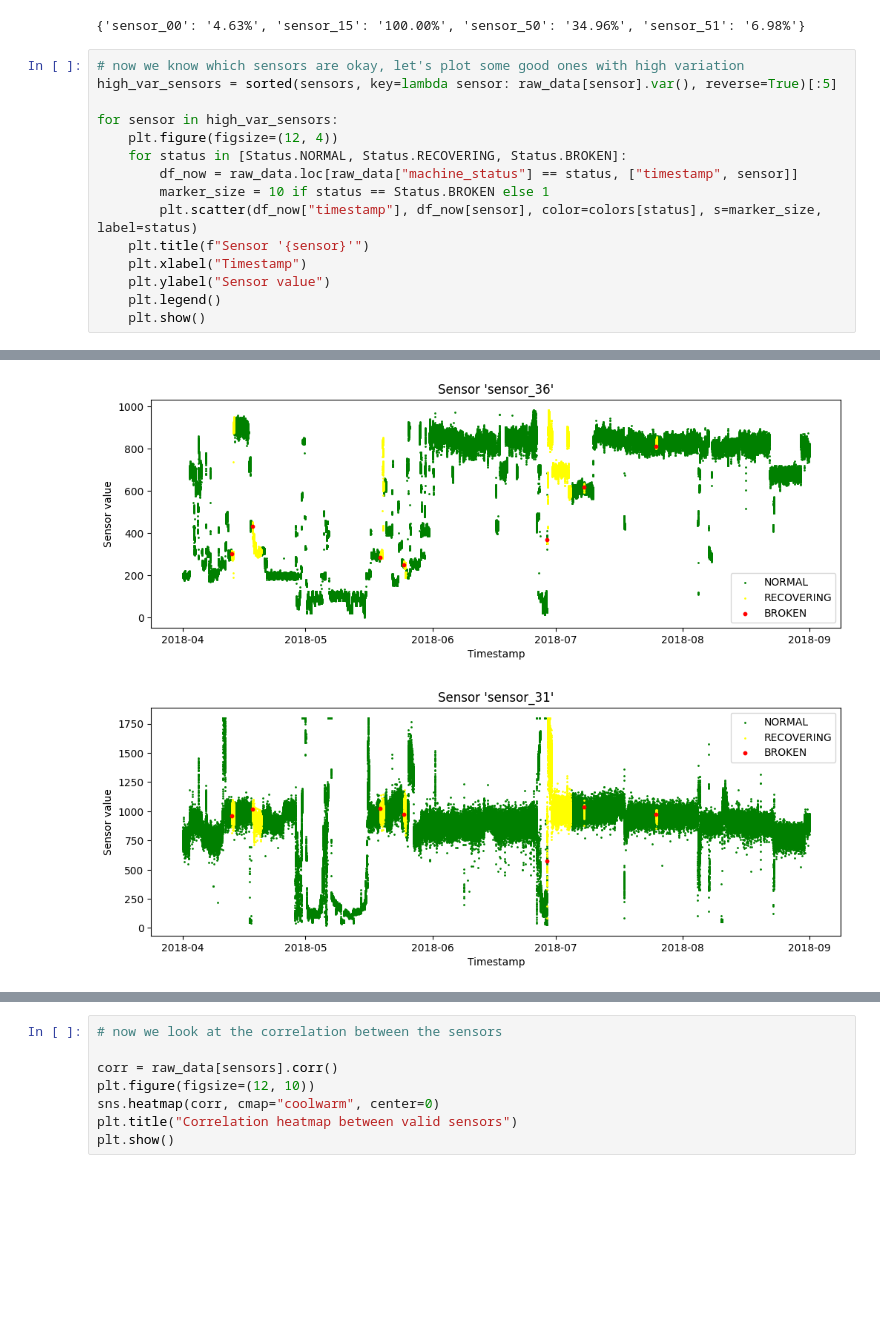
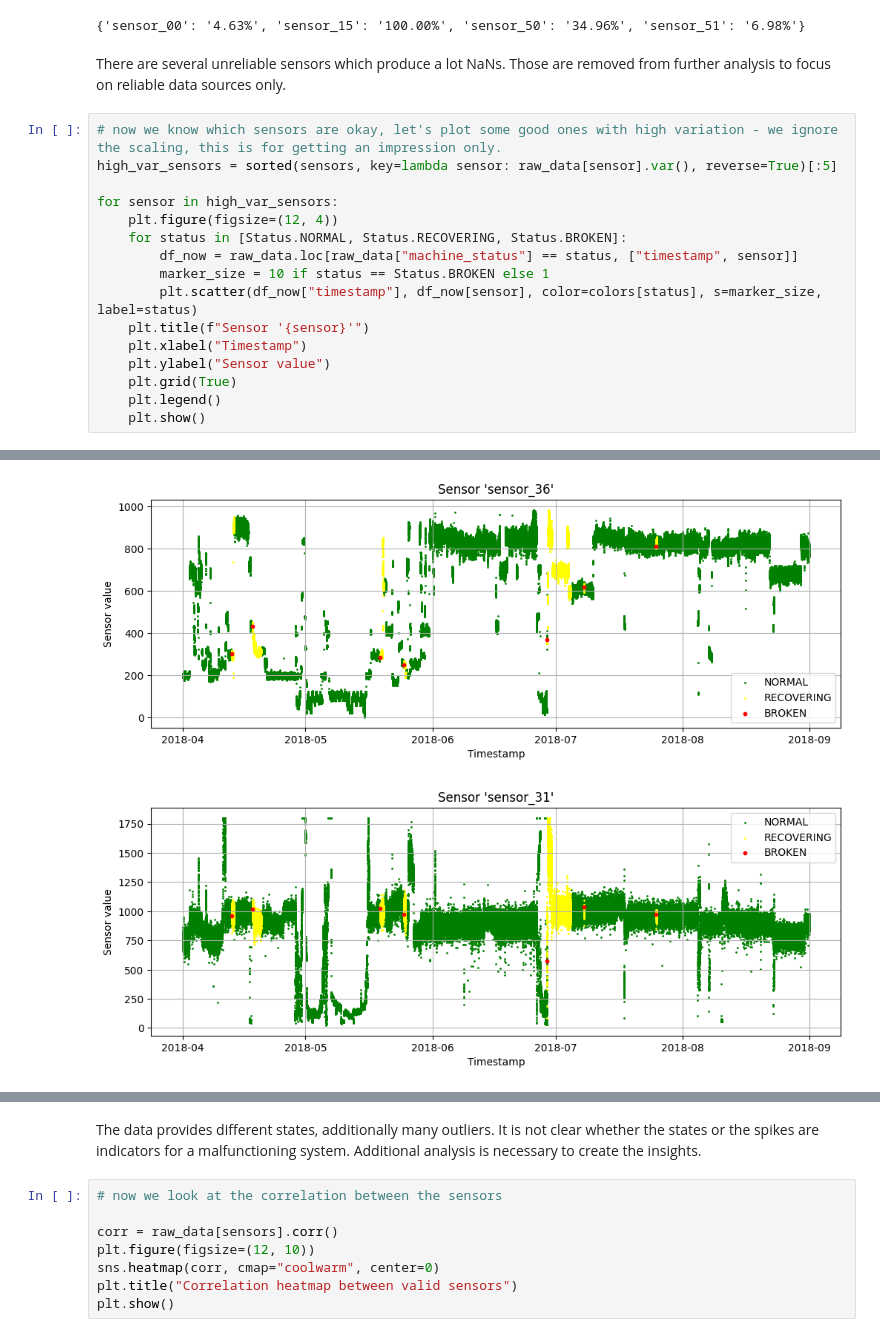
Before and after one commit to DrDiemotma/Demos, a Jupyter notebook: Notebooks/eranaeos.ipynb, the cells around one changed output, grey strips where cells are left out. Saved outputs shown, nothing was run; the diff lists cells and outputs as text; blank space fills up the shorter version.

```diff
--- a/Notebooks/eranaeos.ipynb
+++ b/Notebooks/eranaeos.ipynb
@@ -69,8 +88,11 @@ raw_data[sensors] = raw_data[sensors].ffill()  # only good data in the good sens
 print(bad_sensors)
 # %% [output]
 {'sensor_00': '4.63%', 'sensor_15': '100.00%', 'sensor_50': '34.96%', 'sensor_51': '6.98%'}
+# %% [markdown]
+There are several unreliable sensors which produce a lot NaNs.
+Those are removed from further analysis to focus on reliable data sources only.
 # %%
-# now we know which sensors are okay, let's plot some good ones with high variation
+# now we know which sensors are okay, let's plot some good ones with high variation - we ignore the scaling, this is for getting an impression only.
 high_var_sensors = sorted(sensors, key=lambda sensor: raw_data[sensor].var(), reverse=True)[:5]
 
 for sensor in high_var_sensors:
@@ -82,6 +104,7 @@ for sensor in high_var_sensors:
     plt.title(f"Sensor '{sensor}'")
     plt.xlabel("Timestamp")
     plt.ylabel("Sensor value")
+    plt.grid(True)
     plt.legend()
     plt.show()
 # %% [output]
@@ -90,2 +113,2 @@ for sensor in high_var_sensors:
-[figure, old version]
+[figure, new version]
-[figure, old version]
+[figure, new version]
@@ -93,3 +116,7 @@ for sensor in high_var_sensors:
+# %% [markdown]
+The data provides different states, additionally many outliers.
+It is not clear whether the states or the spikes are indicators for a malfunctioning system.
+Additional analysis is necessary to create the insights.
 # %%
 # now we look at the correlation between the sensors
 
```
Also changed, not shown: parts of 24 cells of this notebook.
